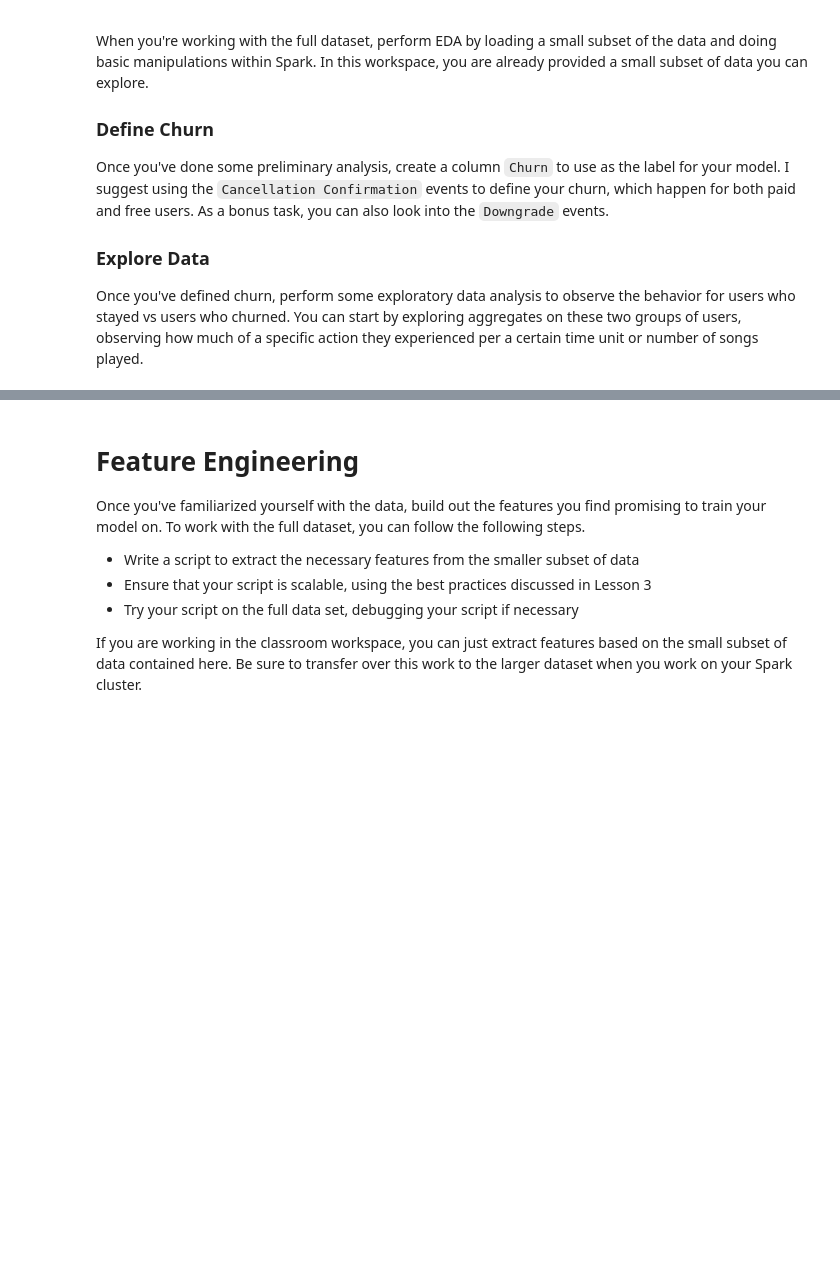
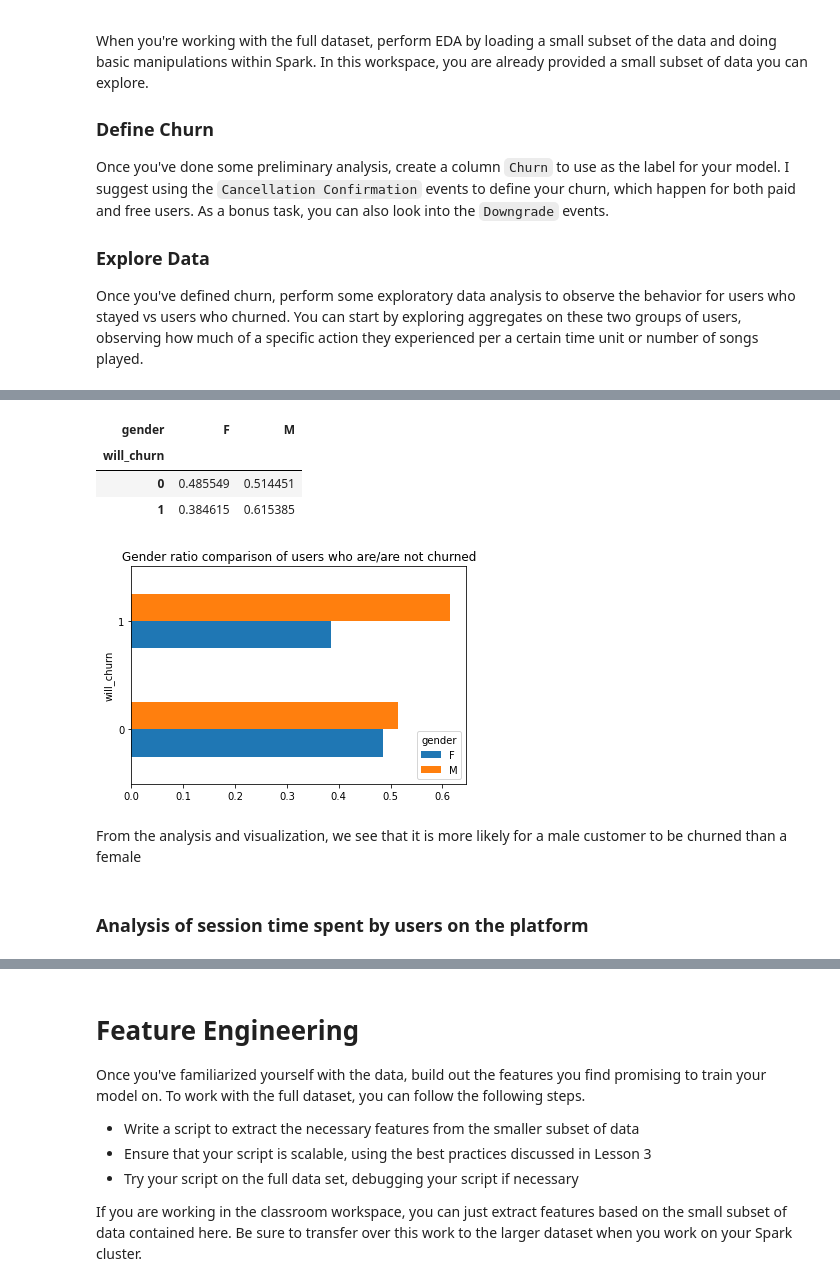
Before and after one commit to OmoyeniO/Churn-Prediction-Using-Spark, a Jupyter notebook: Sparkify.ipynb, the cells around one changed output, grey strips where cells are left out. Drawn from its saved outputs; the diff is of its cells as text; code cells hidden in the pictures; blank space fills up the shorter version.

```diff
--- a/Sparkify.ipynb
+++ b/Sparkify.ipynb
@@ -40,0 +351,7 @@ Once you've defined churn, perform some exploratory data analysis to observe the
+# %%
+#selecting a subset of the data
+
+df_gender = df.select("userId", "gender", 'will_churn') \
+    .dropDuplicates() \
+    .groupby('will_churn', 'gender') \
+    .count()
@@ -40,0 +369,23 @@ Once you've defined churn, perform some exploratory data analysis to observe the
+# %%
+#conerting to a pandas dataframe for visualization
+pd_gender = df_gender.toPandas()
+# %%
+#creating a pivot table
+pd_gender_pivot = pd_gender.pivot(index='will_churn', columns='gender', values='count')
+total_counts = pd_gender_pivot.sum(axis=1)
+pd_gender_pivot = pd_gender_pivot.div(total_counts, axis=0)
+pd_gender_pivot
+# %% [output]
+| gender | F | M |
+| will_churn |  |  |
+| 0 | 0.485549 | 0.514451 |
+| 1 | 0.384615 | 0.615385 |
+# %%
+pd_gender_pivot.plot.barh();
+plt.title('Gender ratio comparison of users who are/are not churned');
+# %% [output]
+[figure, added]
+# %% [markdown]
+From the analysis and visualization, we see that it is more likely for a male customer to be churned than a female
+# %% [markdown]
+### Analysis of session time spent by users on the platform
```
Also changed, not shown: parts of 55 cells of this notebook.
